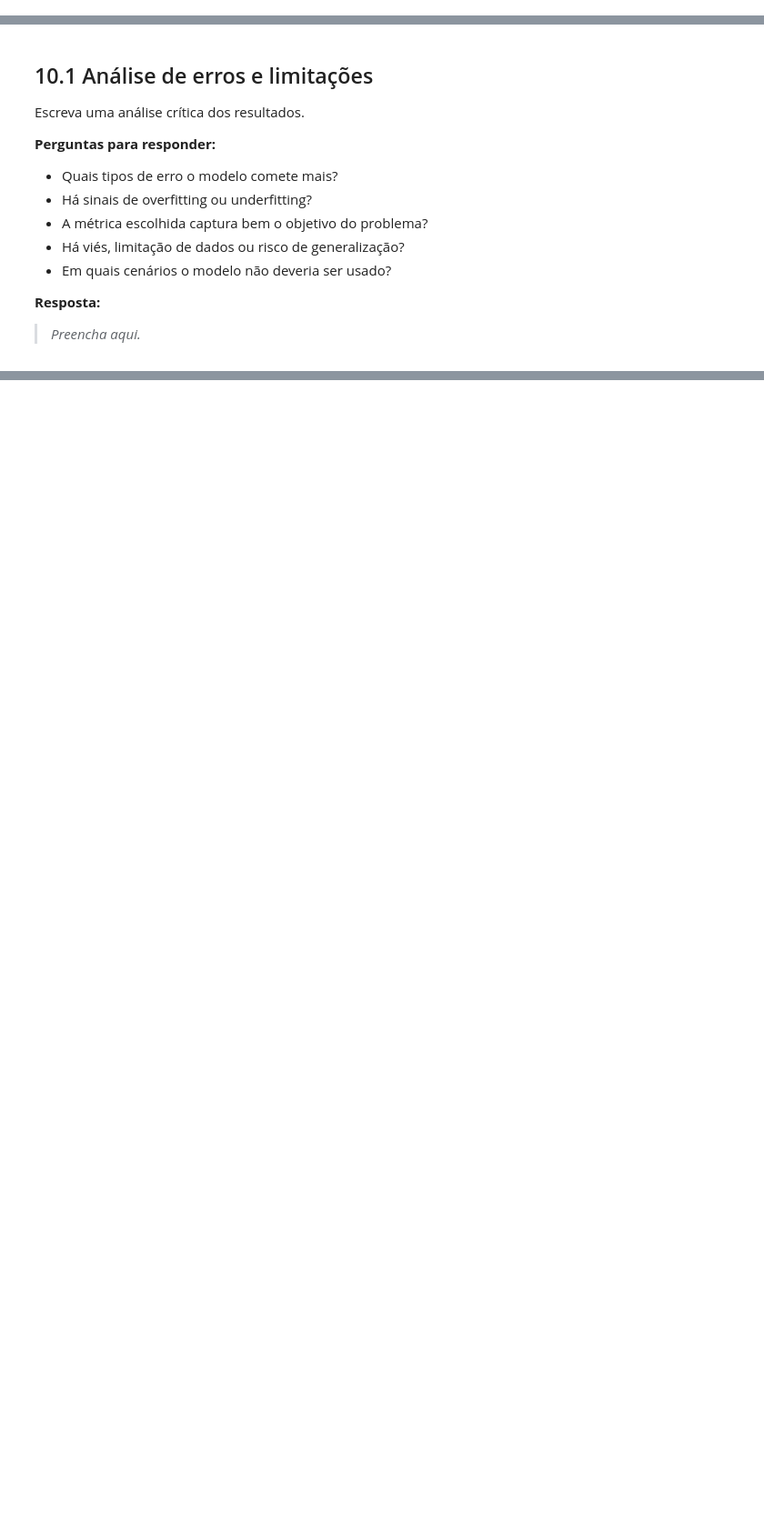
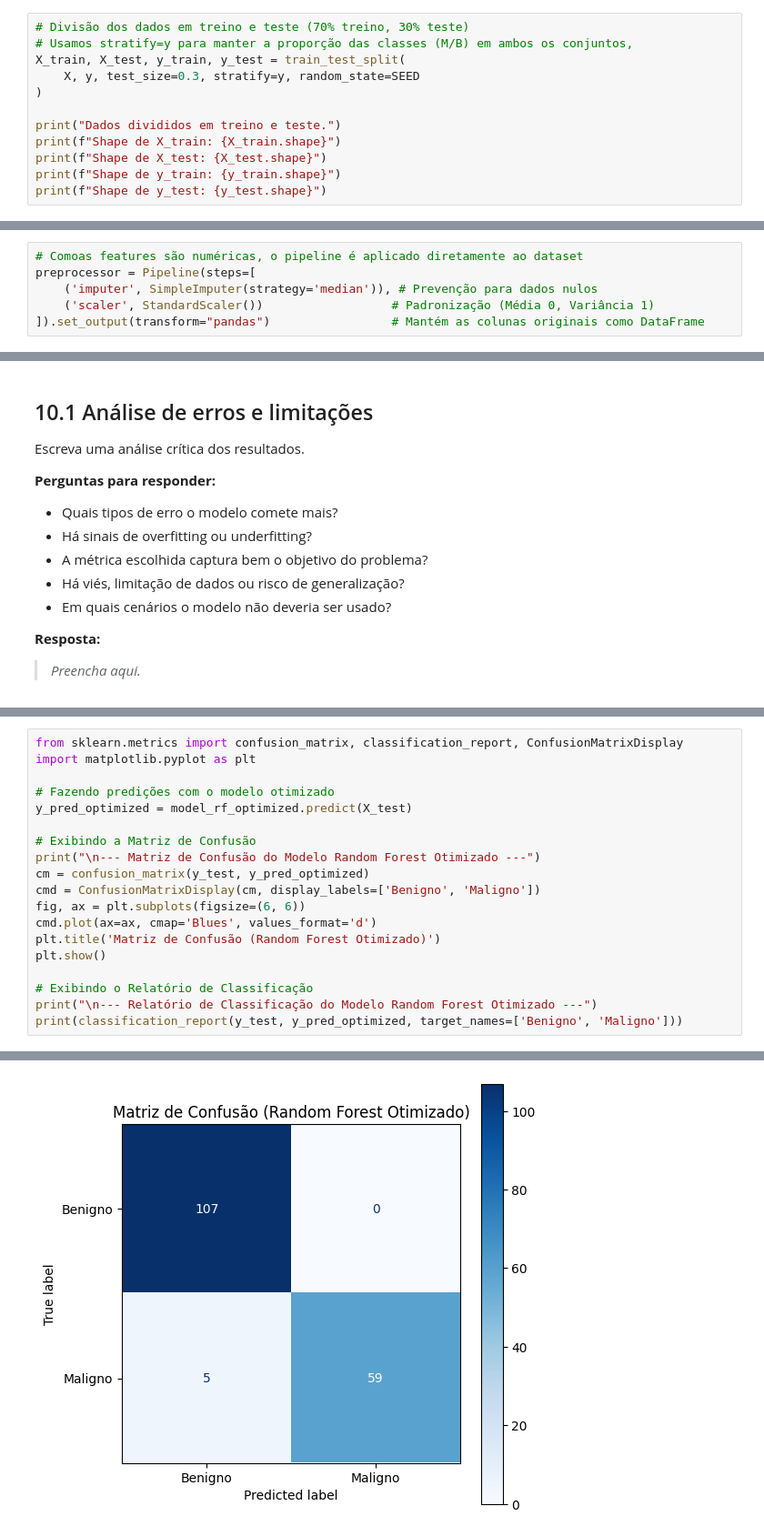
Before and after one commit to nthambire/p-s_pucrj.ciencia-de-dados, a Jupyter notebook: MVP_Breast_Cancer_ML_Analytics_20261.ipynb, the cells around one changed output, grey strips where cells are left out. Shown at 91% size. Saved outputs shown, nothing was run; the diff lists cells and outputs as text; blank space fills up the shorter version.

```diff
--- a/MVP_Breast_Cancer_ML_Analytics_20261.ipynb
+++ b/MVP_Breast_Cancer_ML_Analytics_20261.ipynb
@@ -522,0 +485,12 @@ O target apresenta um desbalanceamento, sendo a proporção entre tumores benign
+# %%
+# Divisão dos dados em treino e teste (70% treino, 30% teste)
+# Usamos stratify=y para manter a proporção das classes (M/B) em ambos os conjuntos,
+X_train, X_test, y_train, y_test = train_test_split(
+    X, y, test_size=0.3, stratify=y, random_state=SEED
+)
+
+print("Dados divididos em treino e teste.")
+print(f"Shape de X_train: {X_train.shape}")
+print(f"Shape de X_test: {X_test.shape}")
+print(f"Shape de y_train: {y_train.shape}")
+print(f"Shape de y_test: {y_test.shape}")
@@ -580,0 +516,6 @@ Crie uma sequência reprodutível de tratamento dos dados.
+# %%
+# Comoas features são numéricas, o pipeline é aplicado diretamente ao dataset
+preprocessor = Pipeline(steps=[
+    ('imputer', SimpleImputer(strategy='median')), # Prevenção para dados nulos
+    ('scaler', StandardScaler())                  # Padronização (Média 0, Variância 1)
+]).set_output(transform="pandas")                 # Mantém as colunas originais como DataFrame
@@ -909,0 +829,20 @@ Use esta seção apenas se o projeto realmente precisar.
+# %%
+from sklearn.metrics import confusion_matrix, classification_report, ConfusionMatrixDisplay
+import matplotlib.pyplot as plt
+
+# Fazendo predições com o modelo otimizado
+y_pred_optimized = model_rf_optimized.predict(X_test)
+
+# Exibindo a Matriz de Confusão
+print("\n--- Matriz de Confusão do Modelo Random Forest Otimizado ---")
+cm = confusion_matrix(y_test, y_pred_optimized)
+cmd = ConfusionMatrixDisplay(cm, display_labels=['Benigno', 'Maligno'])
+fig, ax = plt.subplots(figsize=(6, 6))
+cmd.plot(ax=ax, cmap='Blues', values_format='d')
+plt.title('Matriz de Confusão (Random Forest Otimizado)')
+plt.show()
+
+# Exibindo o Relatório de Classificação
+print("\n--- Relatório de Classificação do Modelo Random Forest Otimizado ---")
+print(classification_report(y_test, y_pred_optimized, target_names=['Benigno', 'Maligno']))
+# %% [output]
@@ -909,0 +850 @@ Use esta seção apenas se o projeto realmente precisar.
+[figure, added]
```
Also changed, not shown: parts of 38 cells of this notebook.
